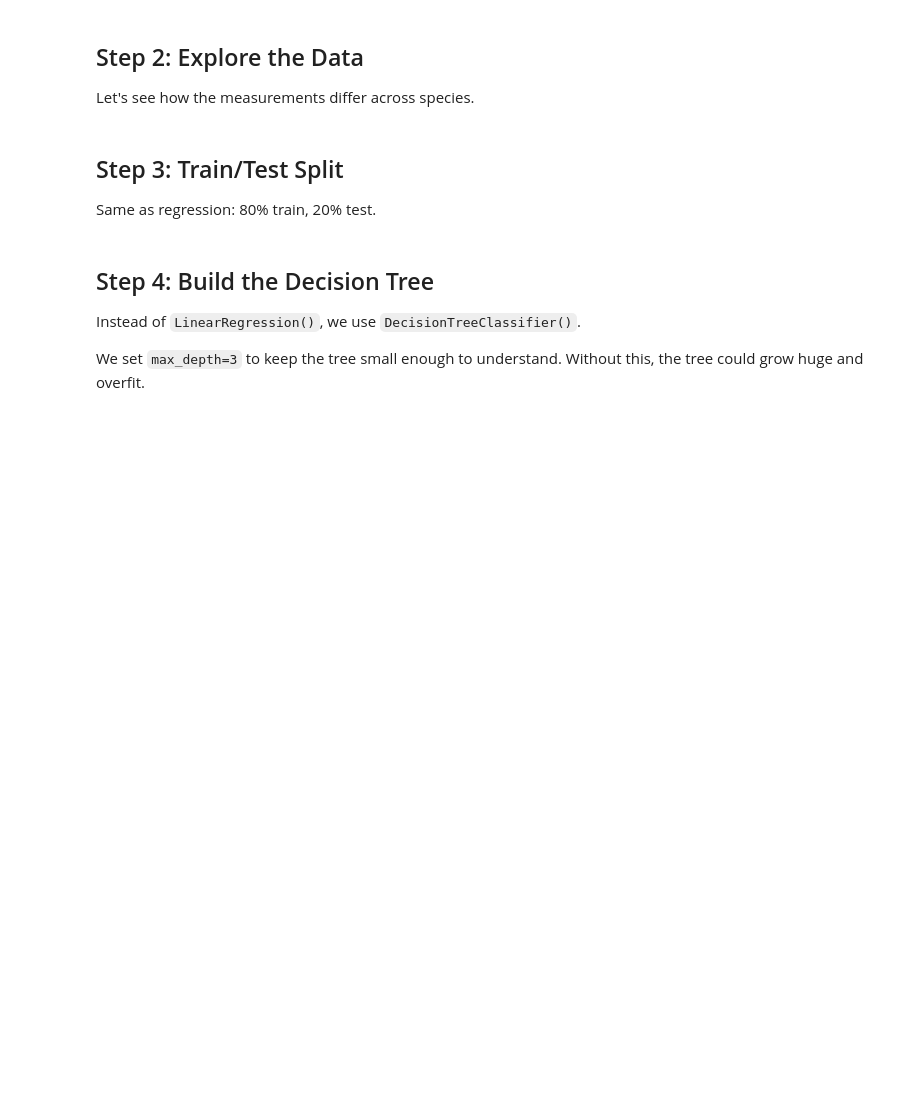
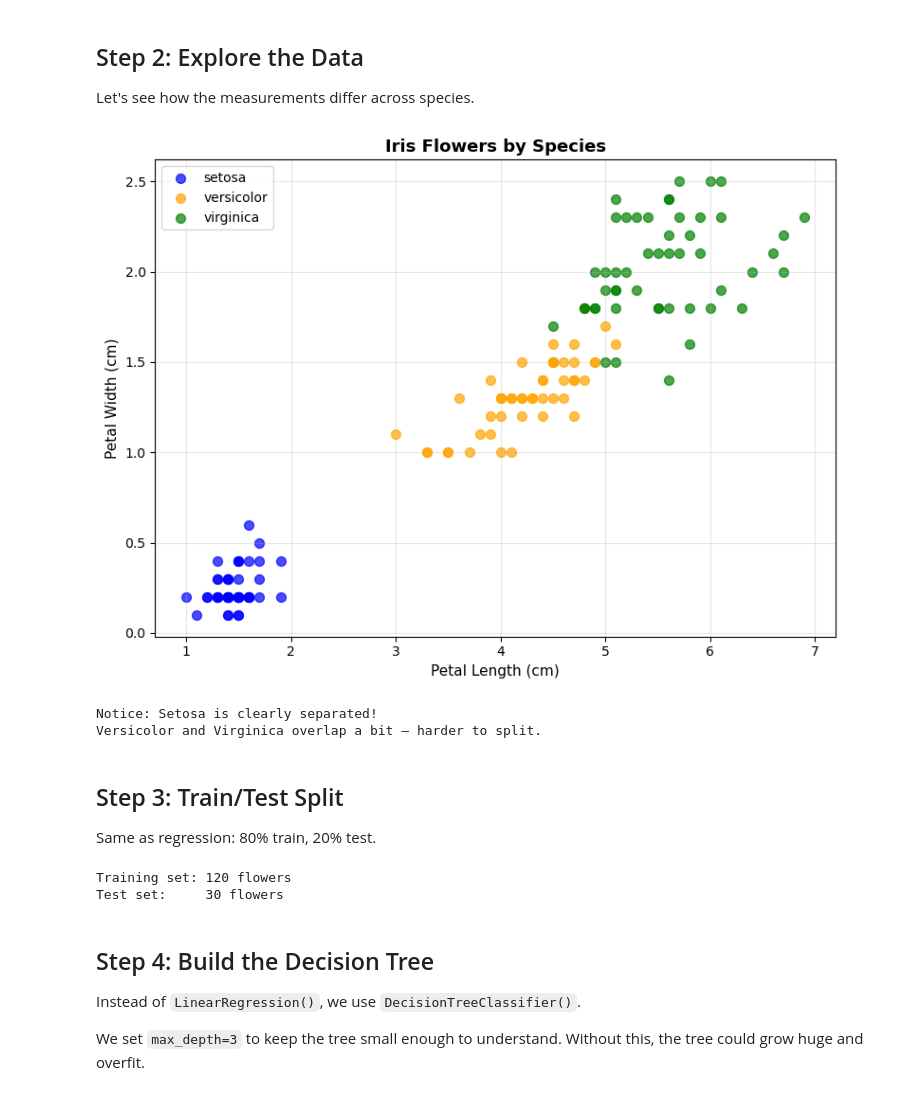
Before and after one commit to 42mcmaster/artificialIntelligence, a Jupyter notebook: refresh/example_02_DecisionTrees_Iris.ipynb, the cells around one changed output. Saved outputs shown, nothing was run; the diff lists cells and outputs as text; code cells hidden in the pictures; blank space fills up the shorter version.

```diff
--- a/refresh/example_02_DecisionTrees_Iris.ipynb
+++ b/refresh/example_02_DecisionTrees_Iris.ipynb
@@ -39,18 +43,21 @@ The Iris dataset has 150 flowers. Each flower has 4 measurements and belongs to
 - **Versicolor** — medium
 - **Virginica** — similar to versicolor
 # %%
-# Fetch Iris dataset from UCI (id=53)
-iris = fetch_ucirepo(id=53)
+# Load Iris dataset from sklearn (built-in, no internet needed)
+from sklearn.datasets import load_iris
 
-X = iris.data.features    # 4 measurements per flower
-y = iris.data.targets     # species name
+iris = load_iris(as_frame=True)
 
-# Combine for exploration
-df = pd.concat([X, y], axis=1)
+X = iris.data       # 4 measurements per flower
+y = iris.target     # numeric species codes: 0, 1, 2
+
+# Combine for exploration — map numeric codes to species names
+df = X.copy()
+df['species'] = y.map(dict(enumerate(iris.target_names)))
 
 print(f'Dataset: {len(df)} flowers, {X.shape[1]} features')
 print(f'\nFeatures: {list(X.columns)}')
 print(f'\nSpecies counts:')
-print(y.value_counts())
+print(df['species'].value_counts())
 print(f'\nFirst 5 rows:')
-df.head()
+display(df.head())
@@ -60,27 +86,30 @@ df.head()
 Let's see how the measurements differ across species.
 # %%
 # Scatter plot: petal length vs petal width, colored by species
-targetCol = y.columns[0]  # get the target column name
+speciesNames = iris.target_names
 
 plt.figure(figsize=(8, 6))
-species = df[targetCol].unique()
 colors = ['blue', 'orange', 'green']
 
-for sp, color in zip(species, colors):
-    mask = df[targetCol] == sp
-    plt.scatter(df.loc[mask, 'petal length'], df.loc[mask, 'petal width'],
-                label=sp, color=color, alpha=0.7, s=50)
+for i, (name, color) in enumerate(zip(speciesNames, colors)):
+    mask = df['species'] == name
+    plt.scatter(df.loc[mask, 'petal length (cm)'], df.loc[mask, 'petal width (cm)'],
+                label=name, color=color, alpha=0.7, s=50)
 
 plt.xlabel('Petal Length (cm)', fontsize=11)
 plt.ylabel('Petal Width (cm)', fontsize=11)
 plt.title('Iris Flowers by Species', fontsize=13, fontweight='bold')
 plt.legend(fontsize=10)
 plt.grid(True, alpha=0.3)
 plt.tight_layout()
 plt.show()
 
 print('Notice: Setosa is clearly separated!')
 print('Versicolor and Virginica overlap a bit — harder to split.')
+# %% [output]
+[figure, added]
+Notice: Setosa is clearly separated!
+Versicolor and Virginica overlap a bit — harder to split.
 # %% [markdown]
 ## Step 3: Train/Test Split
 
@@ -93,6 +122,9 @@ X_train, X_test, y_train, y_test = train_test_split(
 
 print(f'Training set: {len(X_train)} flowers')
 print(f'Test set:     {len(X_test)} flowers')
+# %% [output]
+Training set: 120 flowers
+Test set:     30 flowers
 # %% [markdown]
 ## Step 4: Build the Decision Tree
 
```
Also changed, not shown: parts of 11 cells of this notebook, 2 other files.
